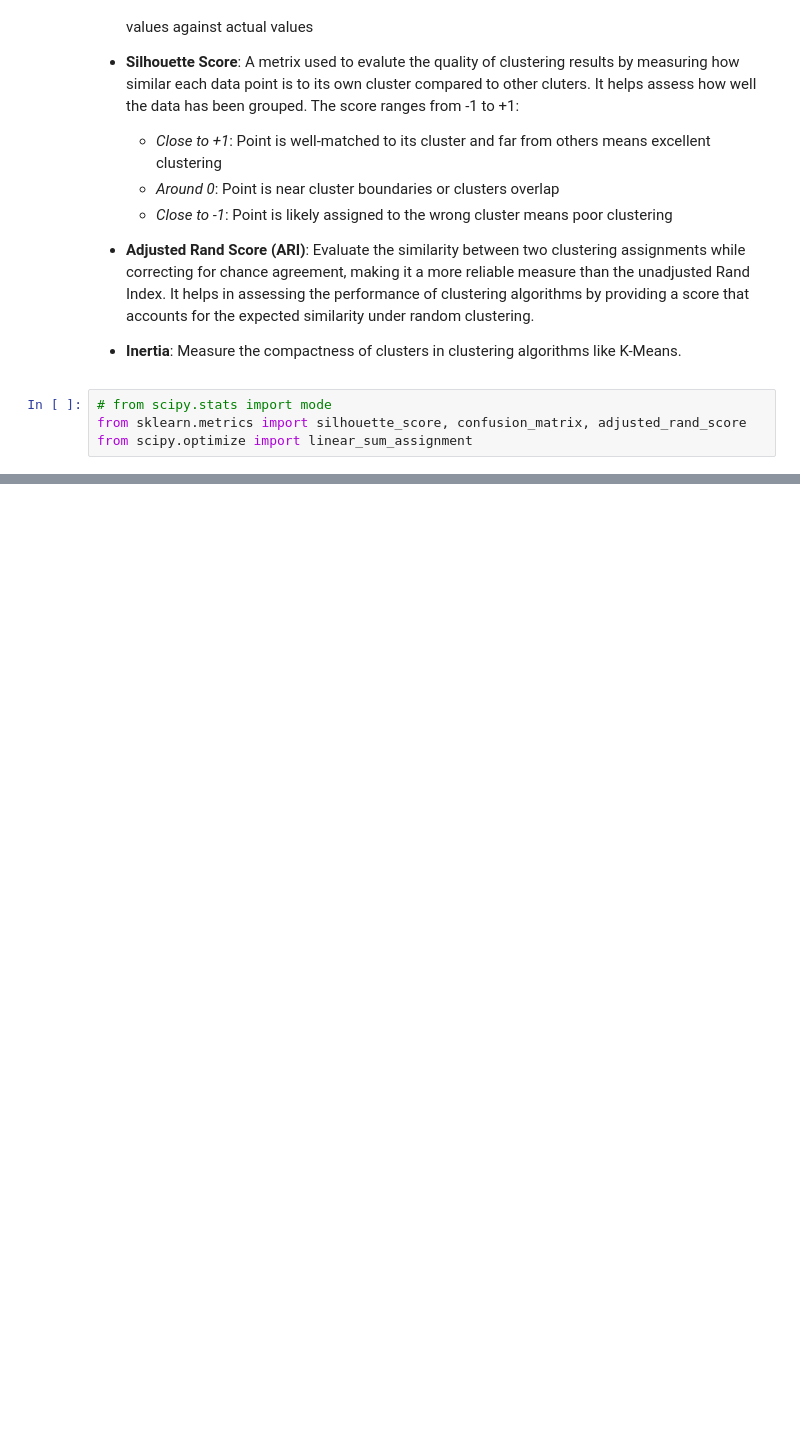
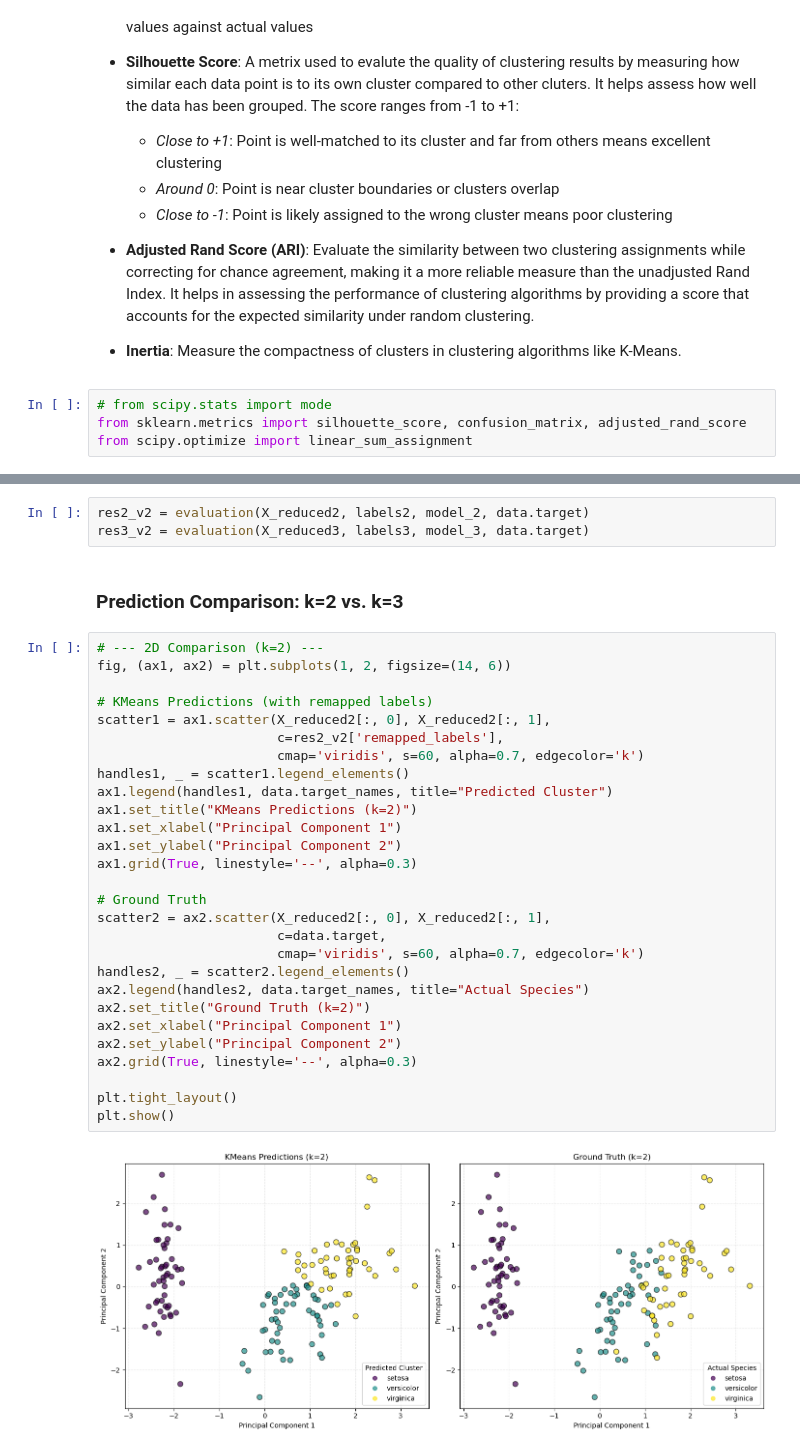
Before and after one commit to thaopham98/DataScience, a Jupyter notebook: python_analysis/A9-Dimentional Reduction.ipynb, the cells around one changed output, grey strips where cells are left out. Drawn from its saved outputs; the diff is of its cells as text; blank space fills up the shorter version.

```diff
--- a/python_analysis/A9-Dimentional Reduction.ipynb
+++ b/python_analysis/A9-Dimentional Reduction.ipynb
@@ -1103,0 +1021,35 @@ ax1.scatter(X_reduced2[misclassified, 0], X_reduced2[misclassified, 1],
+# %%
+res2_v2 = evaluation(X_reduced2, labels2, model_2, data.target)
+res3_v2 = evaluation(X_reduced3, labels3, model_3, data.target)
+# %% [markdown]
+### Prediction Comparison: k=2 vs. k=3
+# %%
+# --- 2D Comparison (k=2) ---
+fig, (ax1, ax2) = plt.subplots(1, 2, figsize=(14, 6))
+
+# KMeans Predictions (with remapped labels)
+scatter1 = ax1.scatter(X_reduced2[:, 0], X_reduced2[:, 1],
+                       c=res2_v2['remapped_labels'],
+                       cmap='viridis', s=60, alpha=0.7, edgecolor='k')
+handles1, _ = scatter1.legend_elements()
+ax1.legend(handles1, data.target_names, title="Predicted Cluster")
+ax1.set_title("KMeans Predictions (k=2)")
+ax1.set_xlabel("Principal Component 1")
+ax1.set_ylabel("Principal Component 2")
+ax1.grid(True, linestyle='--', alpha=0.3)
+
+# Ground Truth
+scatter2 = ax2.scatter(X_reduced2[:, 0], X_reduced2[:, 1],
+                       c=data.target,
+                       cmap='viridis', s=60, alpha=0.7, edgecolor='k')
+handles2, _ = scatter2.legend_elements()
+ax2.legend(handles2, data.target_names, title="Actual Species")
+ax2.set_title("Ground Truth (k=2)")
+ax2.set_xlabel("Principal Component 1")
+ax2.set_ylabel("Principal Component 2")
+ax2.grid(True, linestyle='--', alpha=0.3)
+
+plt.tight_layout()
+plt.show()
+# %% [output]
+[figure, added]
```
Also changed, not shown: parts of 45 cells of this notebook.
